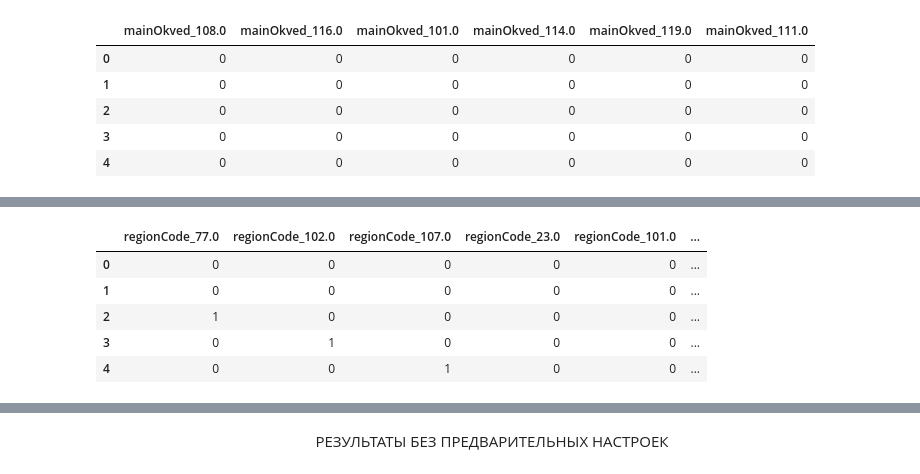
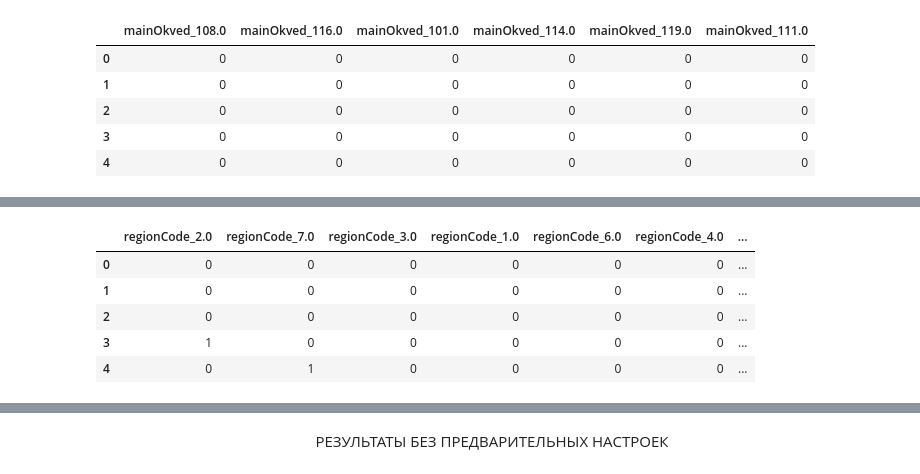
Before and after one commit to ASGlazyrin/ASG_SF_Rep, a Jupyter notebook: Diplom/diplom_glazyrin.ipynb, the cells around one changed output, grey strips where cells are left out. Drawn from its saved outputs; the diff is of its cells as text; code cells hidden in the pictures.

```diff
--- a/Diplom/diplom_glazyrin.ipynb
+++ b/Diplom/diplom_glazyrin.ipynb
@@ -820,8 +822,7 @@ def code_list(df_list):
 df_full['addOkved'] = df_full['addOkved'].apply(lambda x: code_list(str(x)))
 
 #predecessors: предшественники; 1 - имеется, 0 - нет
-df_full['predecessors'] = df_full['predecessors'].apply(lambda x: 0 if x == '[]' else 1)
-
+df_full['predecessors'] = df_full['predecessors'].apply(lambda x: 0 if str(x) == '[]' else 1)
 
 df_full[['predecessors','addOkved']].head(5)
 # %% [output]
@@ -841,3 +841,14 @@ df_full[['predecessors','addOkved']].head(5)
+# %%
+def opfType_def(arg):
+       opfType_dict = {'Некоммерческие партнерства': 20614, 'Ассоциации и бюро': 20600,
+              'Общественные организации': 20200, 'Кооперативы и товарищества': 30006,
+              'Учреждения': 75000, 'Фонды': 70400, 'Автономные некоммерческие организации': 71400,
+              'Профессиональные союзы': 20202, 'Некоммерческие организации': 70000, 'Другое': 0,
+              'Общины малочисленных народов': 21200, 'Религиозные организации': 71500,
+              'Политические партии': 20201, 'Казачьи общества': 21100}
+       return opfType_dict[arg]
+
+df_full['opfType'] = df_full['opfType'].apply(lambda x: opfType_def(x))
 # %%
 df_full.info()
 # %% [output]
@@ -873,12 +891,12 @@ array([ 113,  118,  108,  116,  101,  114,  119,  111,  112,  117,  105,
+# %%
+# сформируем датасет с кодированием
+df_full_cod = df_full.copy
 # %%
 #Закодируем mainOkved
-#Запустив последовательно варианты кодирования (порядковое, ONE-HOT ENCODING, бинарное), лучшая оценка была в однократном кодировании.
 
 encoder = ce.OneHotEncoder(cols=['mainOkved'], use_cat_names=True) # указываем столбец для кодирования
-type_bin = encoder.fit_transform(df_full['mainOkved'])
-df_full = pd.concat([df_full, type_bin], axis=1)
-
-df_full.iloc[:5,9:15]
+type_bin = encoder.fit_transform(df_full_cod['mainOkved'])
+df_full_cod = pd.concat([df_full_cod, type_bin], axis=1)
 # %% [output]
 |  | mainOkved_108.0 | mainOkved_116.0 | mainOkved_101.0 | mainOkved_114.0 | mainOkved_119.0 | mainOkved_111.0 |
 | 0 | 0 | 0 | 0 | 0 | 0 | 0 |
@@ -909,16 +907,13 @@ memory usage: 173.5 MB
 # %%
 #Закодируем regionCode
-#Запустив последовательно варианты кодирования (порядковое, ONE-HOT ENCODING, бинарное), лучшая оценка была в однократном кодировании.
 
 encoder = ce.OneHotEncoder(cols=['regionCode'], use_cat_names=True) # указываем столбец для кодирования
-type_bin = encoder.fit_transform(df_full['regionCode'])
-df_full = pd.concat([df_full, type_bin], axis=1)
-
-df_full.iloc[:5,32:40]
+type_bin = encoder.fit_transform(df_full_cod['regionCode'])
+df_full_cod = pd.concat([df_full_cod, type_bin], axis=1)
 # %% [output]
-|  | regionCode_77.0 | regionCode_102.0 | regionCode_107.0 | regionCode_23.0 | regionCode_101.0 | ... |
-| 0 | 0 | 0 | 0 | 0 | 0 | ... |
-| 1 | 0 | 0 | 0 | 0 | 0 | ... |
-| 2 | 1 | 0 | 0 | 0 | 0 | ... |
-| 3 | 0 | 1 | 0 | 0 | 0 | ... |
-| 4 | 0 | 0 | 1 | 0 | 0 | ... |
+|  | regionCode_2.0 | regionCode_7.0 | regionCode_3.0 | regionCode_1.0 | regionCode_6.0 | regionCode_4.0 | ... |
+| 0 | 0 | 0 | 0 | 0 | 0 | 0 | ... |
+| 1 | 0 | 0 | 0 | 0 | 0 | 0 | ... |
+| 2 | 0 | 0 | 0 | 0 | 0 | 0 | ... |
+| 3 | 1 | 0 | 0 | 0 | 0 | 0 | ... |
+| 4 | 0 | 1 | 0 | 0 | 0 | 0 | ... |
```
Also changed, not shown: parts of 62 cells of this notebook.
